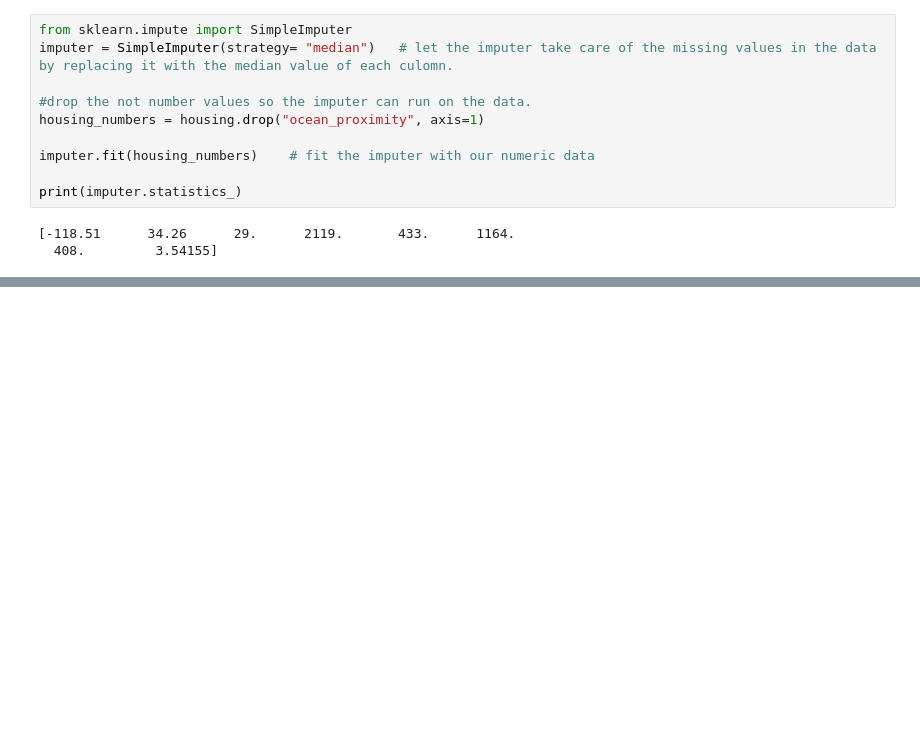
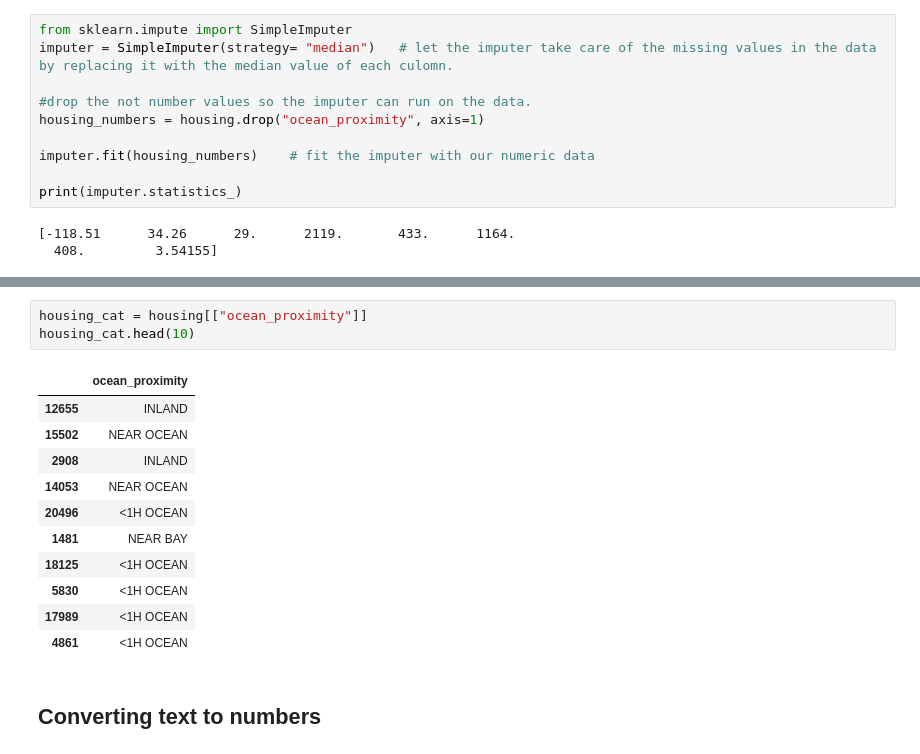
Before and after one commit to AlonBarak-dev/ML_project_California, a Jupyter notebook: Machine_learning_project.ipynb, the cells around one changed output, grey strips where cells are left out. Drawn from its saved outputs; the diff is of its cells as text; blank space fills up the shorter version.

```diff
--- a/Machine_learning_project.ipynb
+++ b/Machine_learning_project.ipynb
@@ -271,0 +291,17 @@ print(imputer.statistics_)
+# %%
+housing_cat = housing[["ocean_proximity"]]
+housing_cat.head(10)
+# %% [output]
+|  | ocean_proximity |
+| 12655 | INLAND |
+| 15502 | NEAR OCEAN |
+| 2908 | INLAND |
+| 14053 | NEAR OCEAN |
+| 20496 | <1H OCEAN |
+| 1481 | NEAR BAY |
+| 18125 | <1H OCEAN |
+| 5830 | <1H OCEAN |
+| 17989 | <1H OCEAN |
+| 4861 | <1H OCEAN |
+# %% [markdown]
+## Converting text to numbers
```
Also changed, not shown: parts of 6 cells of this notebook.
